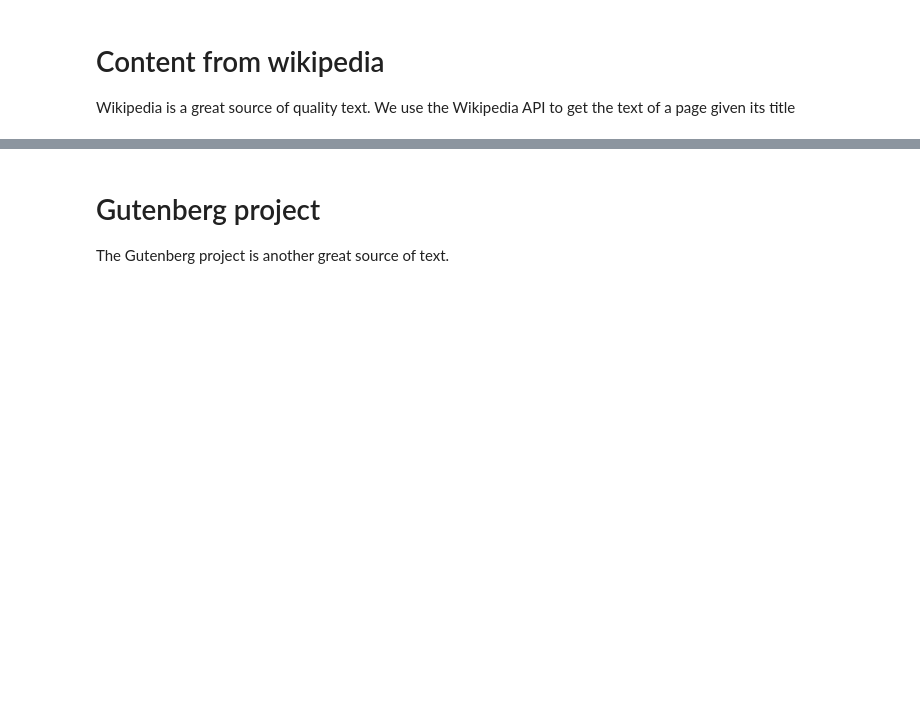
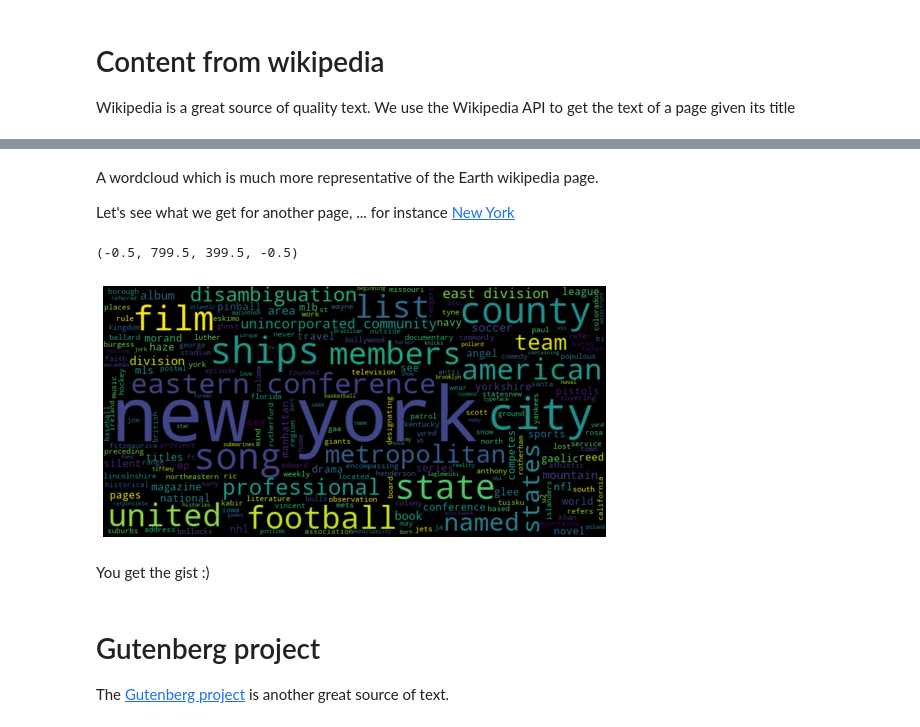
Before and after one commit to alexisperrier/intro2nlp, a Jupyter notebook: notebooks/intro2nlp_01_Create_a_wordcloud.ipynb, the cells around one changed output, grey strips where cells are left out. Drawn from its saved outputs; the diff is of its cells as text; code cells hidden in the pictures; blank space fills up the shorter version.

```diff
--- a/notebooks/intro2nlp_01_Create_a_wordcloud.ipynb
+++ b/notebooks/intro2nlp_01_Create_a_wordcloud.ipynb
@@ -72,6 +183,31 @@ GPlates Portal (University of Sydney)
+# %% [markdown]
+A wordcloud which is much more representative of the Earth wikipedia page.
+
+Let's see what we get for another page, ... for instance [New York](https://en.wikipedia.org/wiki/New_York)
+# %%
+# Text
+text = wikipedia_page('New_York').lower()
+# Wordcloud
+wordcloud = WordCloud(
+        random_state = 8,
+        normalize_plurals = False,
+        width = 800,
+        height= 400,
+        max_words = 400)
+wordcloud.generate(text)
+# plot
+fig, ax = plt.subplots(1,1, figsize = (9,6))
+plt.imshow(wordcloud, interpolation='bilinear')
+plt.axis("off")
+# %% [output]
+(-0.5, 799.5, 399.5, -0.5)
+[figure, added]
+# %% [markdown]
+
+You get the gist :)
 # %% [markdown]
 # Gutenberg project
 
-The Gutenberg project is another great source of text.
+The [Gutenberg project](https://www.gutenberg.org) is another great source of text.
 # %%
 import requests
```
Also changed, not shown: parts of 16 cells of this notebook.
